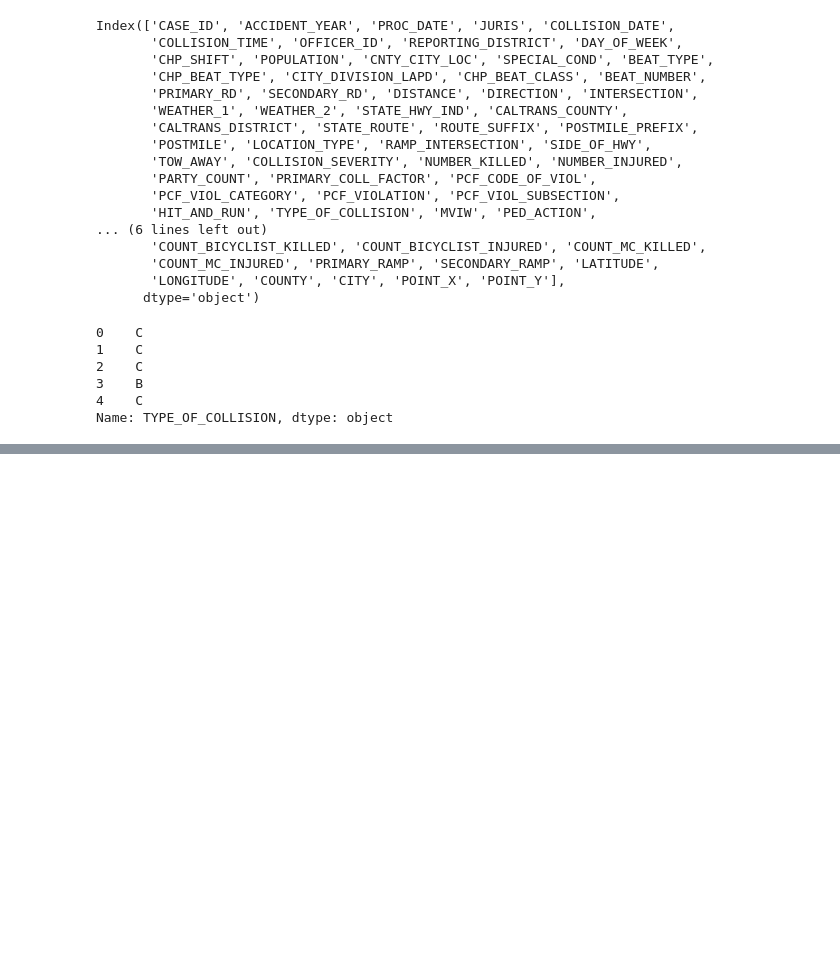
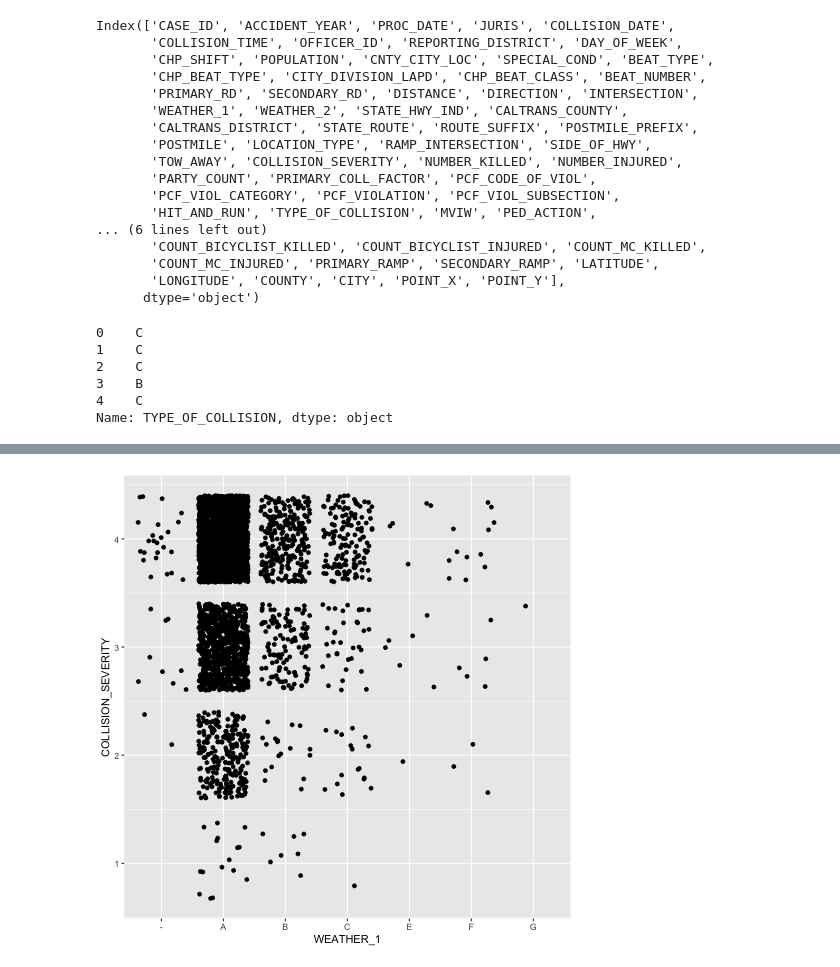
Before and after one commit to zs-barnes/Traffic-Collisions-EDA, a Jupyter notebook: EDA.ipynb, the cells around one changed output, grey strips where cells are left out. Drawn from its saved outputs; the diff is of its cells as text; code cells hidden in the pictures; blank space fills up the shorter version.

```diff
--- a/EDA.ipynb
+++ b/EDA.ipynb
@@ -58,0 +67,7 @@ geom_point(aes(x = TYPE_OF_COLLISION, y = COLLISION_SEVERITY), data = df, positi
+# %%
+%%R
+
+ggplot() +
+geom_point(aes(x = WEATHER_1, y = COLLISION_SEVERITY), data = df, position = "jitter")
+# %% [output]
+[figure, added]
```
Also changed, not shown: parts of 2 cells of this notebook.
